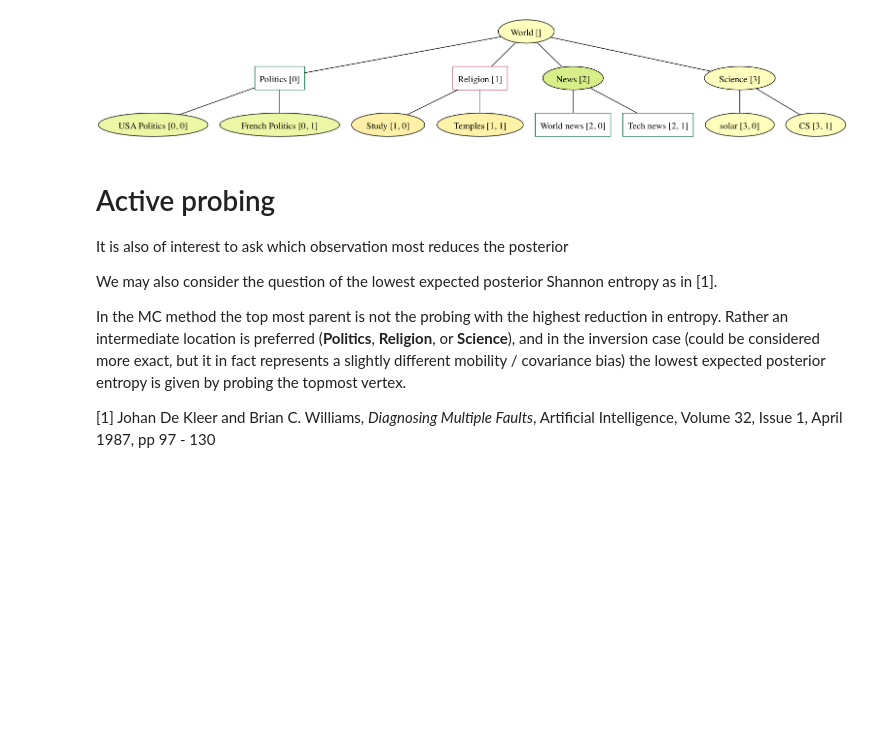
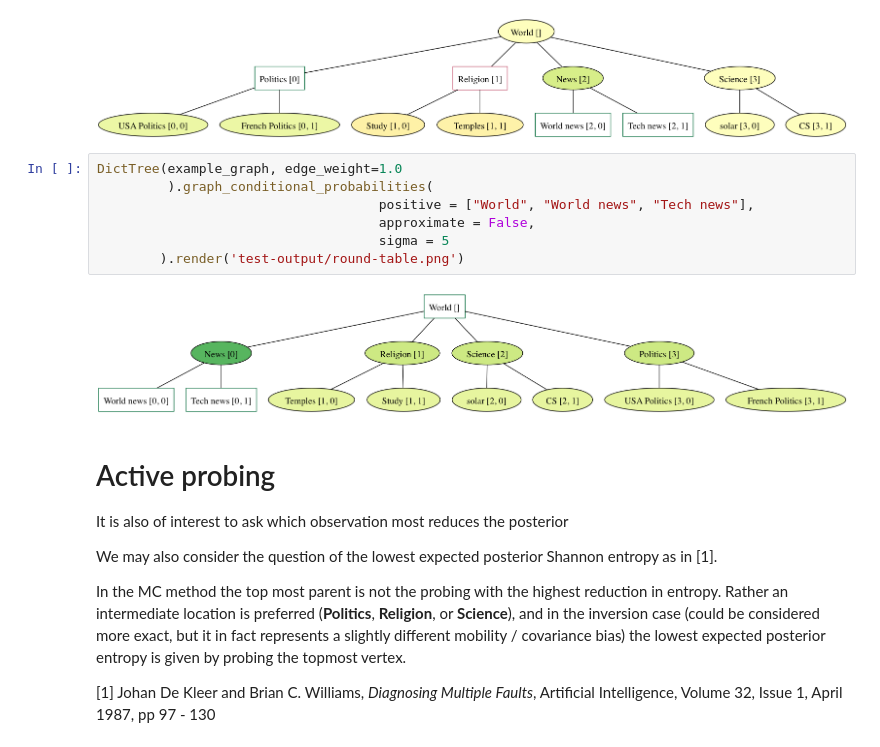
Before and after one commit to JonathanRaiman/PythonObjectLM, a Jupyter notebook: Covariance over a tree.ipynb, the cells around one changed output. Cells and saved outputs as stored; diff of their text form; blank space fills up the shorter version.

```diff
--- a/Covariance over a tree.ipynb
+++ b/Covariance over a tree.ipynb
@@ -644,6 +641,15 @@ DictTree(example_graph, edge_weight=0.3
         ).render('test-output/round-table.png')
 # %% [output]
 [figure]
+# %%
+DictTree(example_graph, edge_weight=1.0
+         ).graph_conditional_probabilities(
+                                    positive = ["World", "World news", "Tech news"],
+                                    approximate = False,
+                                    sigma = 5
+        ).render('test-output/round-table.png')
+# %% [output]
+[figure, added]
 # %% [markdown]
 # Active probing
 
```
Also changed, not shown: parts of 1 cell of this notebook.
